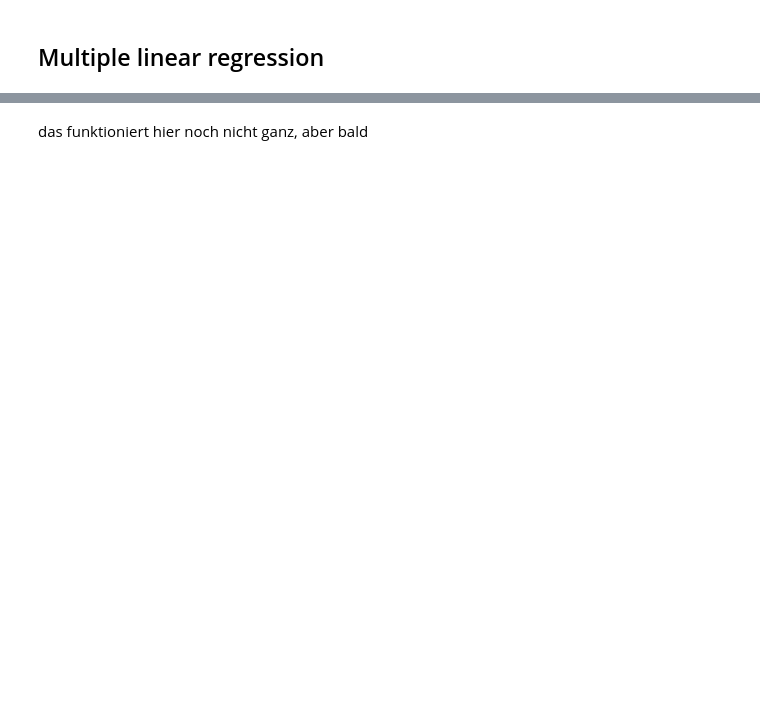
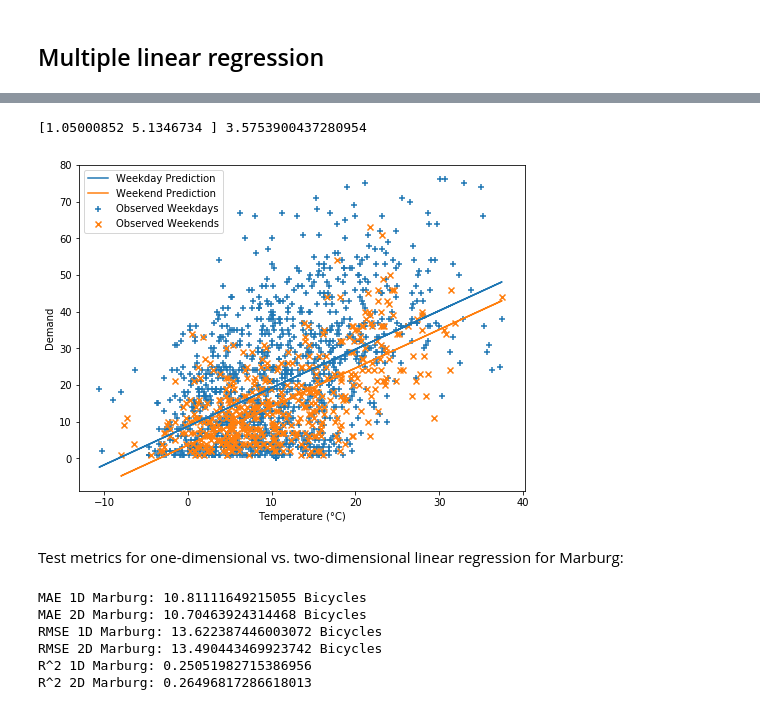
Before and after one commit to mogottsch/dsml_2020_magma, a Jupyter notebook: 3_predictive_analytics/Linear Regression.ipynb, the cells around one changed output, grey strips where cells are left out. Drawn from its saved outputs; the diff is of its cells as text; code cells hidden in the pictures; blank space fills up the shorter version.

Commit message:
Added multiple linear regression :)

```diff
--- a/3_predictive_analytics/Linear Regression.ipynb
+++ b/3_predictive_analytics/Linear Regression.ipynb
@@ -201,2 +192,64 @@ SyntaxError: EOL while scanning string literal (<ipython-input-36-f4778f186b80>,
-# %% [markdown]
-das funktioniert hier noch nicht ganz, aber bald
+# %%
+Xm2 = MulRegMar[["temperature", "IsWeekday"]]
+ym2 = MulRegMar[["Demand", "IsWeekday"]]
+xm2_train, xm2_test, ym2_train, ym2_test = train_test_split(Xm2, ym2, test_size=0.2, random_state=0)
+lin_mod_mul_m = LinearRegression()
+lin_mod_mul_m.fit(xm2_train, ym2_train["Demand"])
+y_pred_m2 = lin_mod_mul_m.predict(xm2_test)
+y_true_m2 = ym2_test["Demand"]
+print(lin_mod_mul_m.coef_, lin_mod_mul_m.intercept_)
+# %% [output]
+[1.05000852 5.1346734 ] 3.5753900437280954
+# %%
+Xm2_weekday = xm2_test[xm2_test["IsWeekday"]==1]
+Xm2_weekend = xm2_test[xm2_test["IsWeekday"]==0]
+ym2_weekday = ym2_test[ym2_test["IsWeekday"]==1]
+ym2_weekend = ym2_test[ym2_test["IsWeekday"]==0]
+ym2_pred_weekday = lin_mod_mul_m.predict(Xm2_weekday)
+ym2_pred_weekend = lin_mod_mul_m.predict(Xm2_weekend)
+
+plt.figure(figsize = (8,6))
+
+plt.scatter(Xm2_weekday["temperature"], ym2_weekday["Demand"],
+            #MulRegMar[MulRegMar["IsWeekday"]==1]["Demand"],
+            marker="+", label="Observed Weekdays")
+
+plt.scatter(Xm2_weekend["temperature"], ym2_weekend["Demand"],
+            #MulRegMar[MulRegMar["IsWeekday"]==0]["Demand"],
+            marker="x", label="Observed Weekends")
+
+plt.plot(Xm2_weekday["temperature"],
+         ym2_pred_weekday,
+         label="Weekday Prediction")
+plt.plot(Xm2_weekend["temperature"],
+         ym2_pred_weekend,
+         label="Weekend Prediction")
+
+plt.xlabel("Temperature (°C)")
+plt.ylabel("Demand")
+
+plt.legend()
+plt.show()
+# %% [output]
+[figure, added]
+# %% [markdown]
+Test metrics for one-dimensional vs. two-dimensional linear regression for Marburg:
+# %%
+#X_2md = MulRegMar[["temperature", "IsWeekday"]]
+#y_pred_m2 = lin_mod_mul_m.predict(xm2_test)
+print("MAE 1D Marburg:",mean_absolute_error(y_true_m, y_pred_m),"Bicycles")
+print("MAE 2D Marburg:",mean_absolute_error(y_true_m2, y_pred_m2),"Bicycles")
+
+
+print("RMSE 1D Marburg:",mean_squared_error(y_true_m, y_pred_m)**0.5,"Bicycles")
+print("RMSE 2D Marburg:",mean_squared_error(y_true_m2, y_pred_m2)**0.5,"Bicycles")
+
+print("R^2 1D Marburg:",r2_score(y_true_m, y_pred_m))
+print("R^2 2D Marburg:",r2_score(y_true_m2, y_pred_m2))
+# %% [output]
+MAE 1D Marburg: 10.81111649215055 Bicycles
+MAE 2D Marburg: 10.70463924314468 Bicycles
+RMSE 1D Marburg: 13.622387446003072 Bicycles
+RMSE 2D Marburg: 13.490443469923742 Bicycles
+R^2 1D Marburg: 0.25051982715386956
+R^2 2D Marburg: 0.26496817286618013
```
Also changed, not shown: parts of 14 cells of this notebook.
